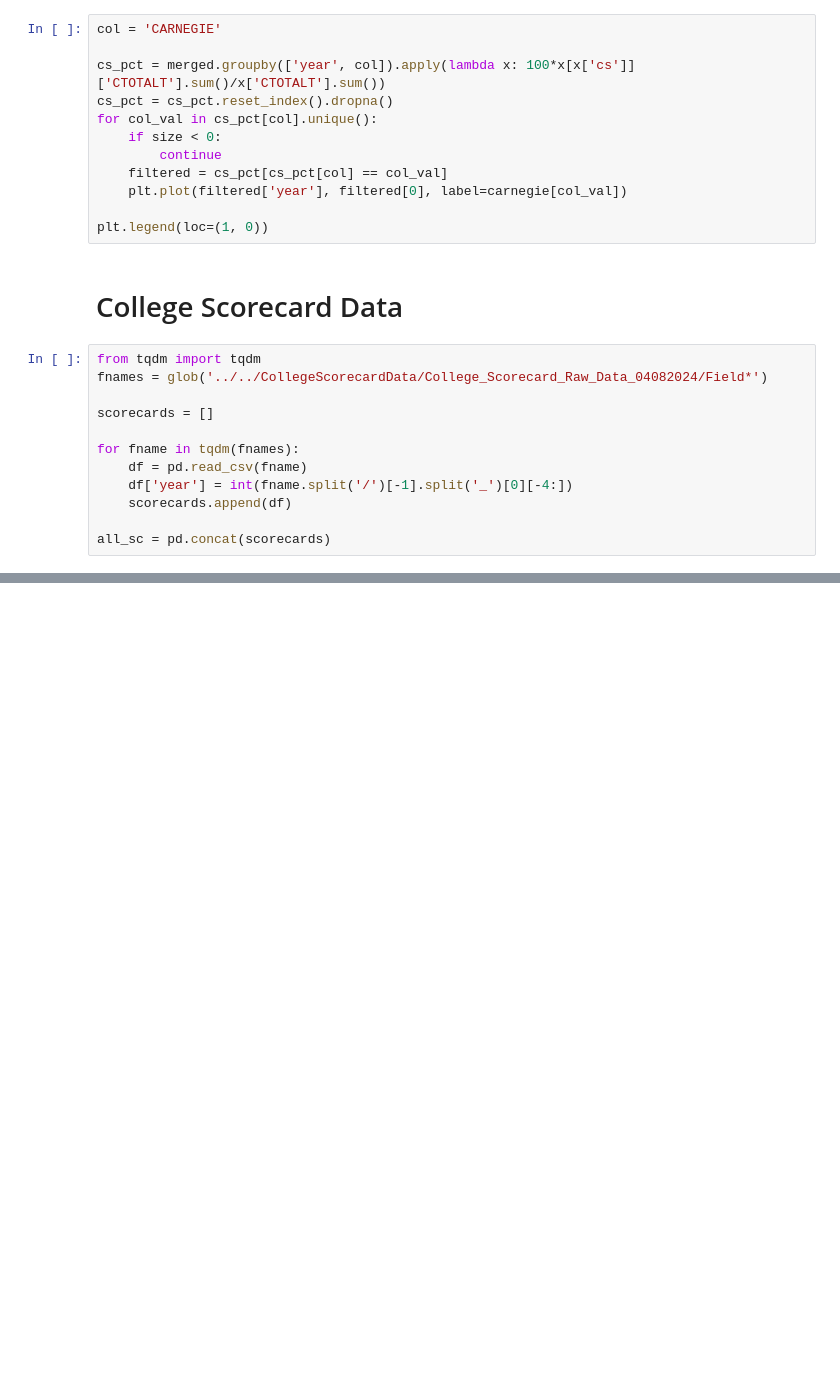
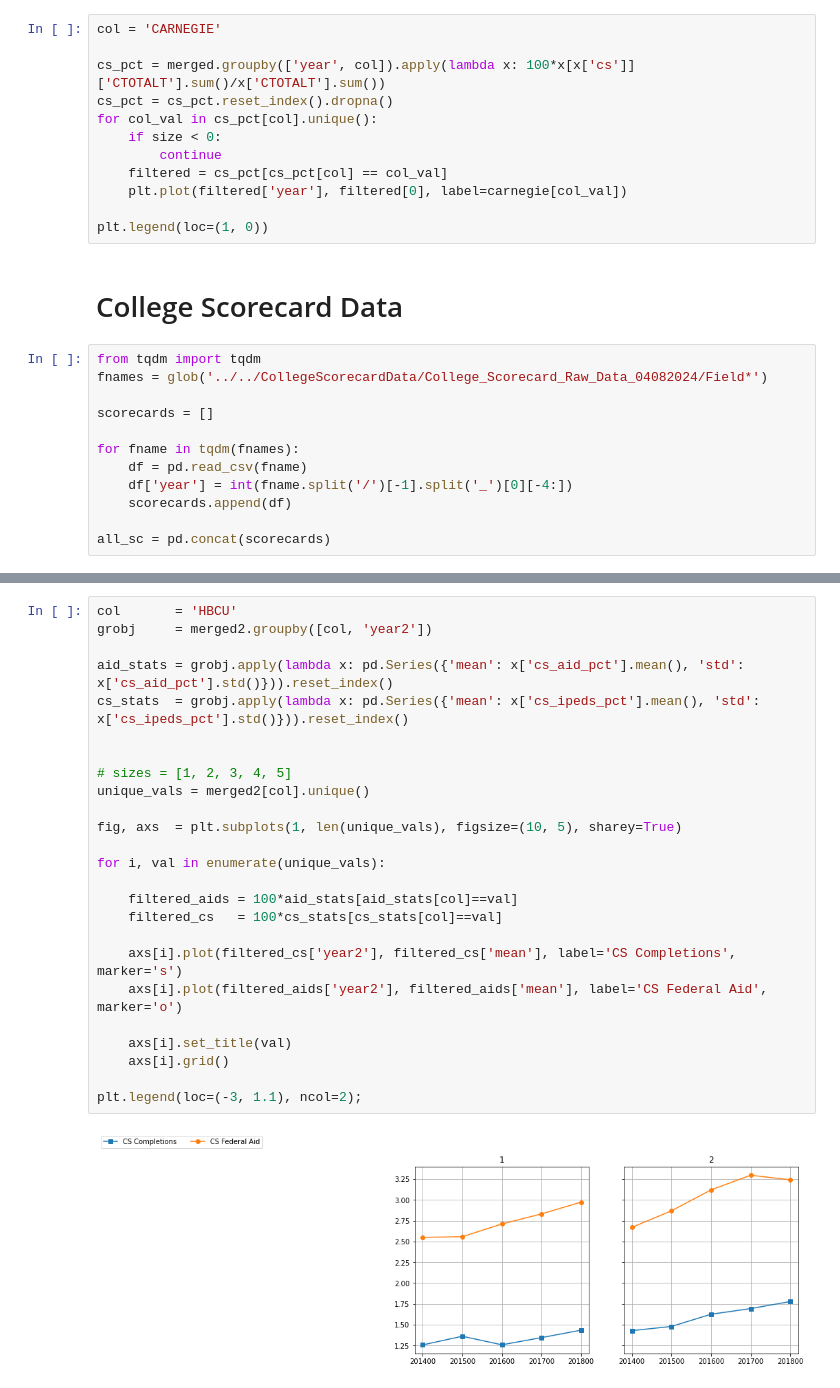
Before and after one commit to fahadsultan/pellstudents, a Jupyter notebook: src/pell_popularity.ipynb, the cells around one changed output, grey strips where cells are left out. Cells and saved outputs as stored; diff of their text form; blank space fills up the shorter version.

```diff
--- a/src/pell_popularity.ipynb
+++ b/src/pell_popularity.ipynb
@@ -420,0 +340,27 @@ ipeds_count['cs'] = ipeds_count['']
+# %%
+col       = 'HBCU'
+grobj     = merged2.groupby([col, 'year2'])
+
+aid_stats = grobj.apply(lambda x: pd.Series({'mean': x['cs_aid_pct'].mean(), 'std': x['cs_aid_pct'].std()})).reset_index()
+cs_stats  = grobj.apply(lambda x: pd.Series({'mean': x['cs_ipeds_pct'].mean(), 'std': x['cs_ipeds_pct'].std()})).reset_index()
+
+
+# sizes = [1, 2, 3, 4, 5]
+unique_vals = merged2[col].unique()
+
+fig, axs  = plt.subplots(1, len(unique_vals), figsize=(10, 5), sharey=True)
+
+for i, val in enumerate(unique_vals):
+
+    filtered_aids = 100*aid_stats[aid_stats[col]==val]
+    filtered_cs   = 100*cs_stats[cs_stats[col]==val]
+
+    axs[i].plot(filtered_cs['year2'], filtered_cs['mean'], label='CS Completions', marker='s')
+    axs[i].plot(filtered_aids['year2'], filtered_aids['mean'], label='CS Federal Aid', marker='o')
+
+    axs[i].set_title(val)
+    axs[i].grid()
+
+plt.legend(loc=(-3, 1.1), ncol=2);
+# %% [output]
+[figure, added]
```
Also changed, not shown: parts of 38 cells of this notebook.
